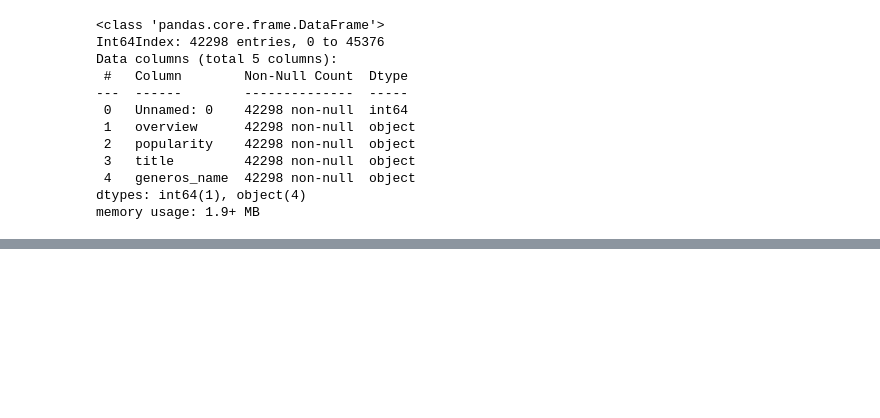
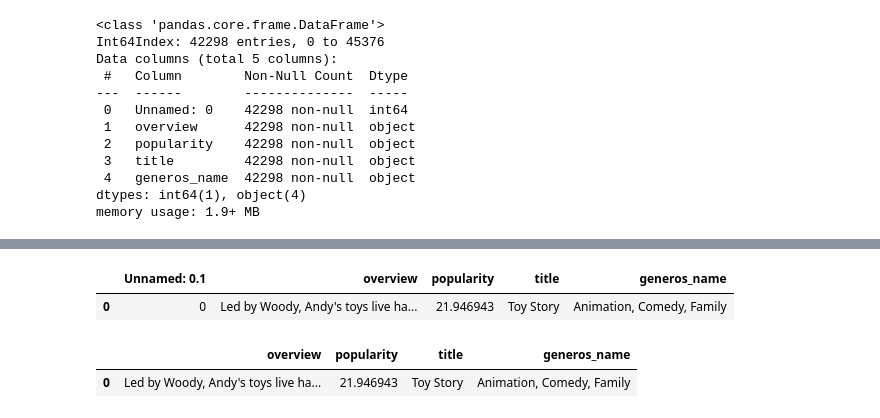
Before and after one commit to rmanzi13/PROYECTO-1-ML, a Jupyter notebook: ML.ipynb, the cells around one changed output, grey strips where cells are left out. Cells and saved outputs as stored; diff of their text form; code cells hidden in the pictures; blank space fills up the shorter version.

```diff
--- a/ML.ipynb
+++ b/ML.ipynb
@@ -105,0 +122,8 @@ movies_ML = pd.read_csv("movies_ML_parcial.csv")
+# %%
+# Eliminar la columna "Unnamed: 0"
+movies_ML = movies_ML.drop("Unnamed: 0", axis=1)
+# %%
+movies_ML.head(1)
+# %% [output]
+|  | Unnamed: 0.1 | overview | popularity | title | generos_name |
+| 0 | 0 | Led by Woody, Andy's toys live ha... | 21.946943 | Toy Story | Animation, Comedy, Family |
@@ -106,3 +132,8 @@ movies_ML = pd.read_csv("movies_ML_parcial.csv")
+# %%
+movies_ML.head(1)
+# %% [output]
+|  | overview | popularity | title | generos_name |
+| 0 | Led by Woody, Andy's toys live ha... | 21.946943 | Toy Story | Animation, Comedy, Family |
 # %%
 # Creo una matriz TF-IDF para el texto del título de las películas
 stopwords_custom = ["where","on","the", "at", "in", "of","and"]  # Agrega aquí stopwords personalizados\n",
```
Also changed, not shown: parts of 5 cells of this notebook, 2 other files.
